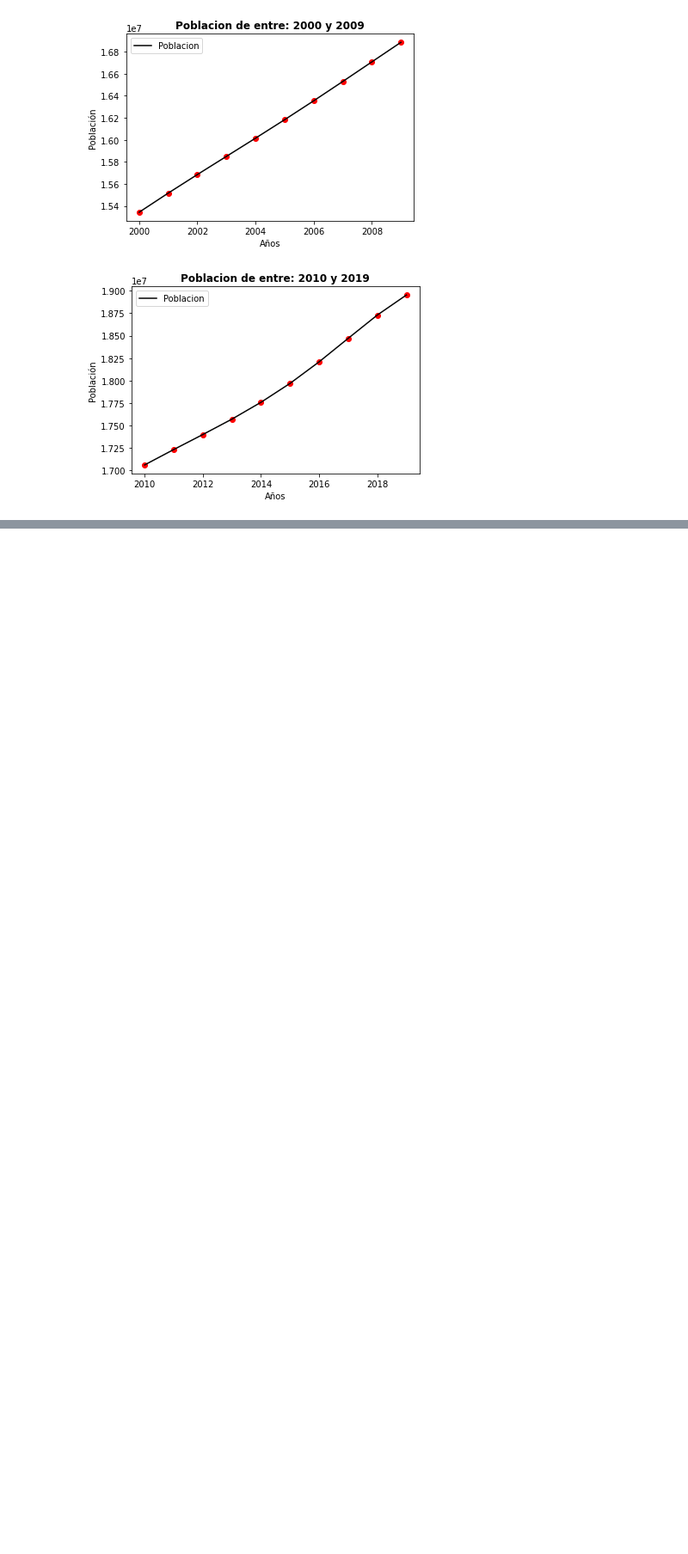
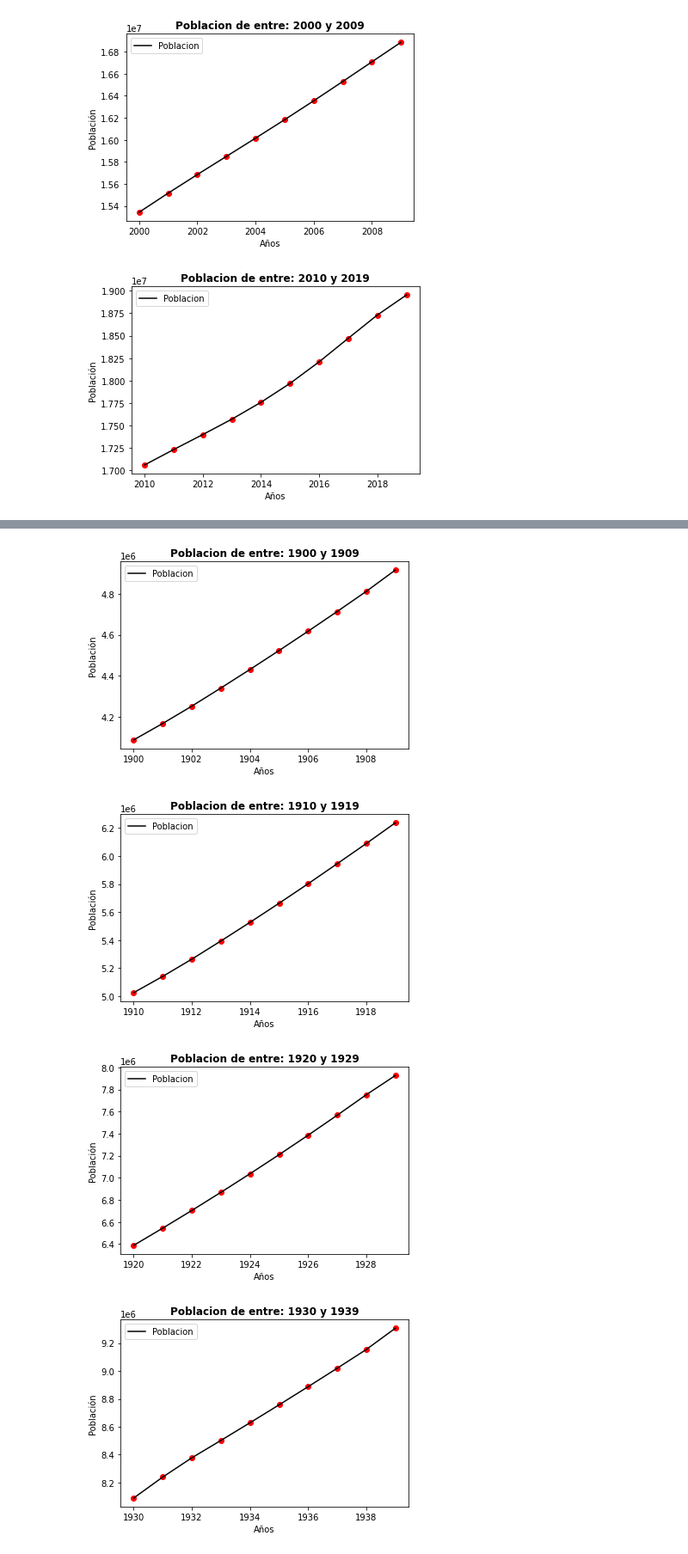
Before and after one commit to Danp06/Procesamiento, a Jupyter notebook: Trabajo Final.ipynb, the cells around one changed output, grey strips where cells are left out. Shown at 86% size. Cells and saved outputs as stored; diff of their text form; code cells hidden in the pictures; blank space fills up the shorter version.

```diff
--- a/Trabajo Final.ipynb
+++ b/Trabajo Final.ipynb
@@ -1180,0 +1355,7 @@ Graficos(CHL10)
+# %%
+Graficos(COL10)
+# %% [output]
+[figure, added]
+[figure, added]
+[figure, added]
+[figure, added]
```
Also changed, not shown: parts of 155 cells of this notebook.
